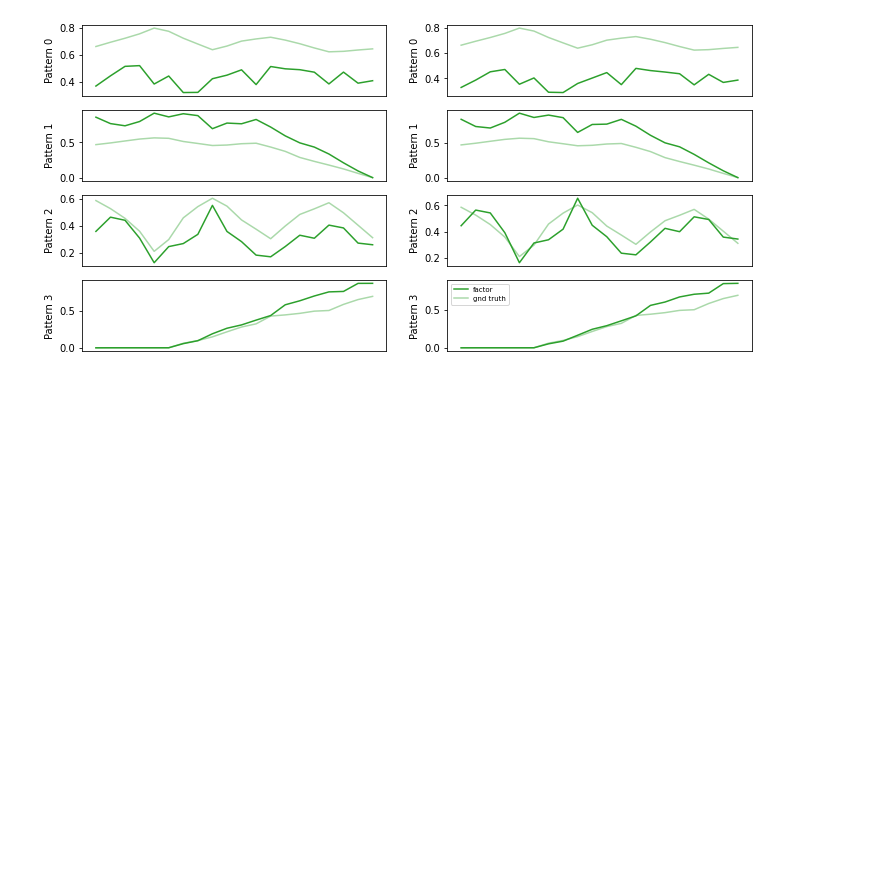
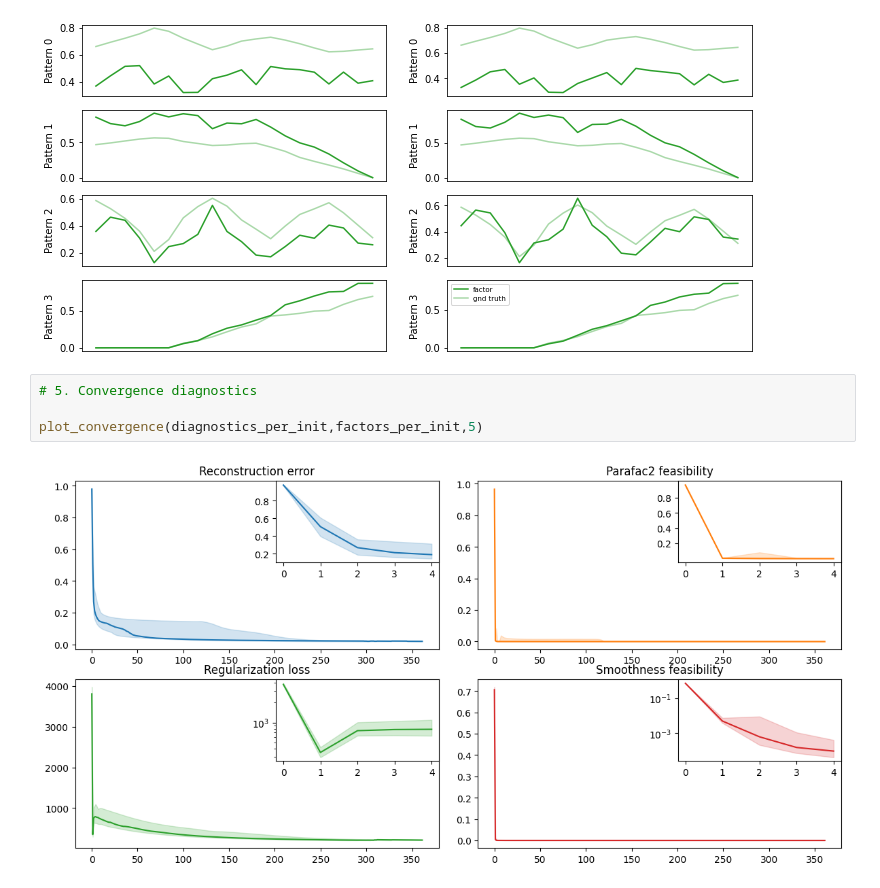
Before and after one commit to cchatzis/tPARAFAC2, a Jupyter notebook: tPARAFAC2.ipynb, the cells around one changed output. Saved outputs shown, nothing was run; the diff lists cells and outputs as text; blank space fills up the shorter version.

Commit message:
Added convergence plotting

```diff
--- a/tPARAFAC2.ipynb
+++ b/tPARAFAC2.ipynb
@@ -1128,3 +1246,9 @@ plot_results(my_generator,factor_list=[factors_per_init[least_loss_run],factors_
 [figure]
 [figure]
 [figure]
+# %%
+# 5. Convergence diagnostics
+
+plot_convergence(diagnostics_per_init,factors_per_init,5)
+# %% [output]
+[figure, added]
```
Also changed, not shown: parts of 1 cell of this notebook.
